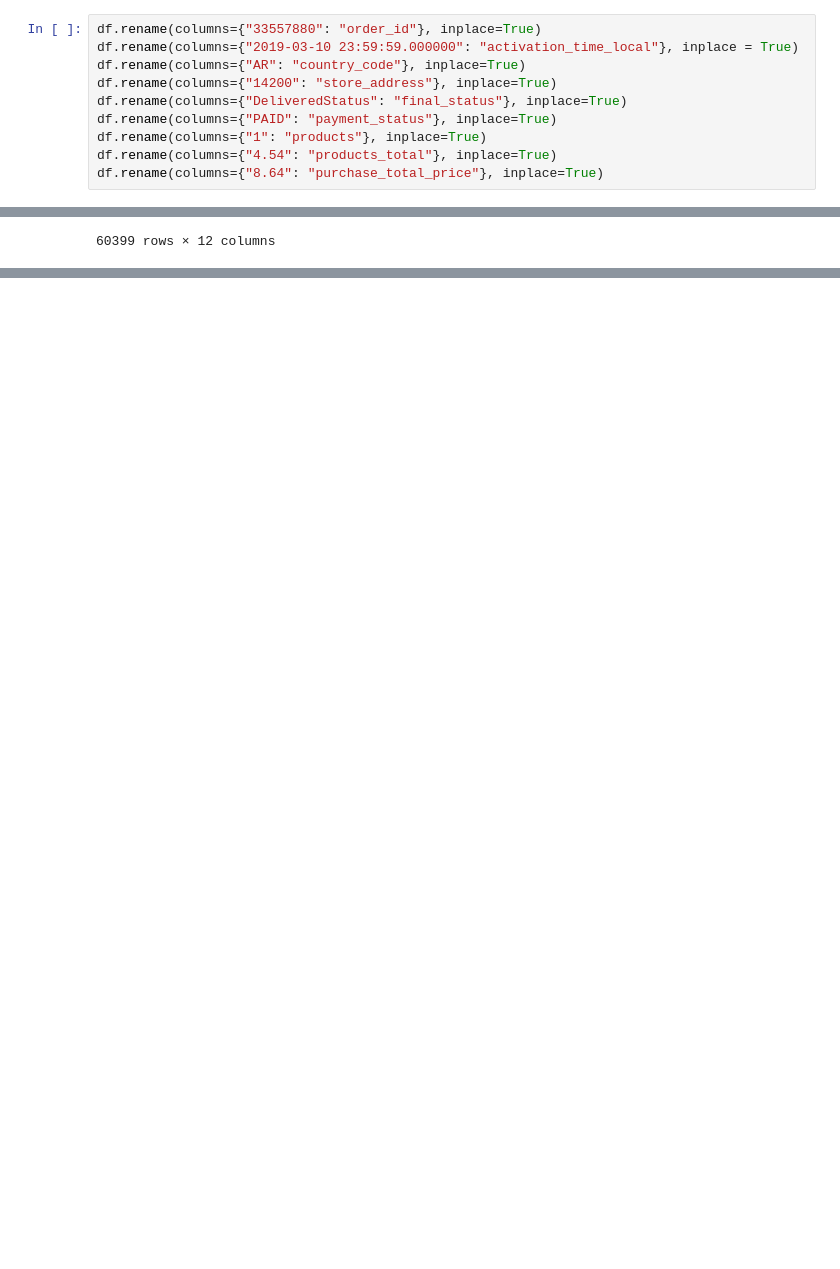
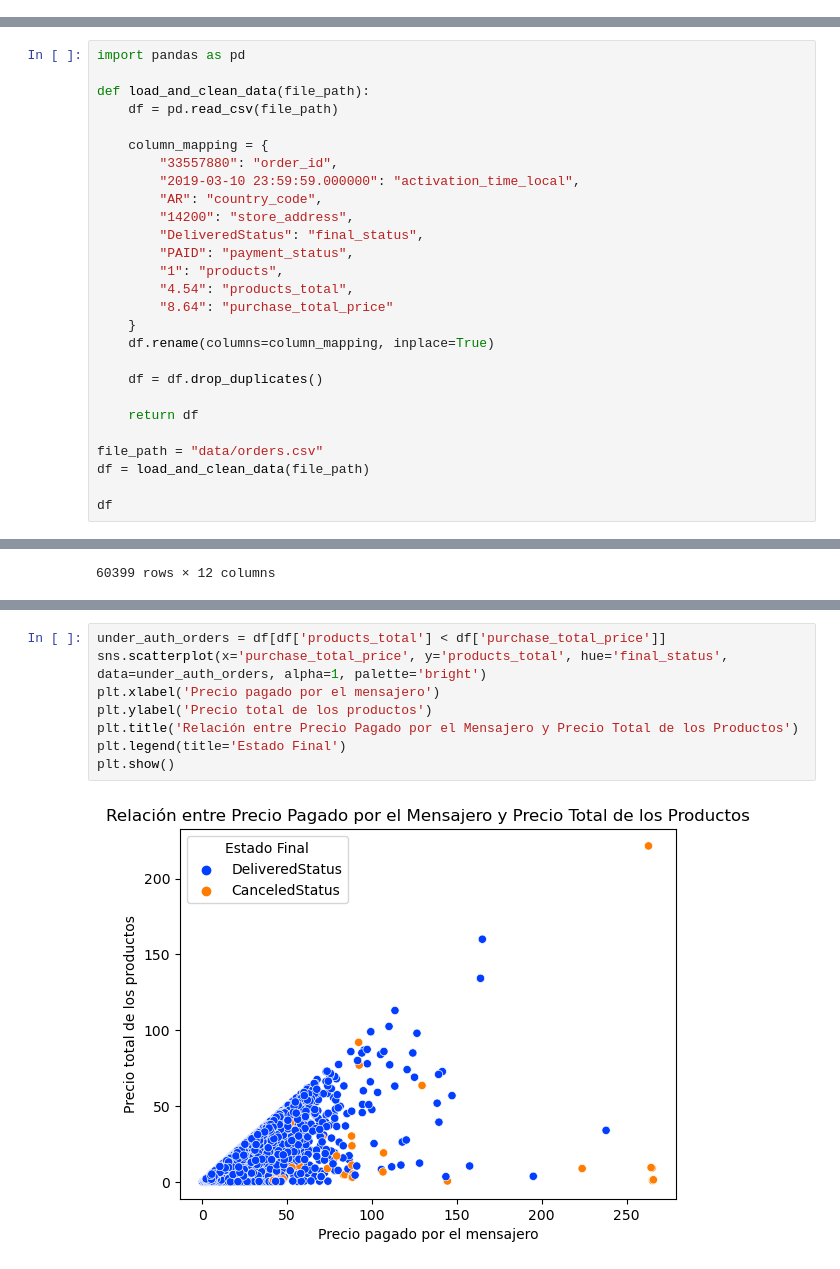
Before and after one commit to polsanchez1997/products-analytics, a Jupyter notebook: main.ipynb, the cells around one changed output, grey strips where cells are left out. Cells and saved outputs as stored; diff of their text form; blank space fills up the shorter version.

```diff
--- a/main.ipynb
+++ b/main.ipynb
@@ -22,10 +4,0 @@ df
-# %%
-df.rename(columns={"33557880": "order_id"}, inplace=True)
-df.rename(columns={"2019-03-10 23:59:59.000000": "activation_time_local"}, inplace = True)
-df.rename(columns={"AR": "country_code"}, inplace=True)
-df.rename(columns={"14200": "store_address"}, inplace=True)
-df.rename(columns={"DeliveredStatus": "final_status"}, inplace=True)
-df.rename(columns={"PAID": "payment_status"}, inplace=True)
-df.rename(columns={"1": "products"}, inplace=True)
-df.rename(columns={"4.54": "products_total"}, inplace=True)
-df.rename(columns={"8.64": "purchase_total_price"}, inplace=True)
@@ -50,0 +11,27 @@ df
+# %%
+import pandas as pd
+
+def load_and_clean_data(file_path):
+    df = pd.read_csv(file_path)
+
+    column_mapping = {
+        "33557880": "order_id",
+        "2019-03-10 23:59:59.000000": "activation_time_local",
+        "AR": "country_code",
+        "14200": "store_address",
+        "DeliveredStatus": "final_status",
+        "PAID": "payment_status",
+        "1": "products",
+        "4.54": "products_total",
+        "8.64": "purchase_total_price"
+    }
+    df.rename(columns=column_mapping, inplace=True)
+
+    df = df.drop_duplicates()
+
+    return df
+
+file_path = "data/orders.csv"
+df = load_and_clean_data(file_path)
+
+df
@@ -296,0 +298,10 @@ df
+# %%
+under_auth_orders = df[df['products_total'] < df['purchase_total_price']]
+sns.scatterplot(x='purchase_total_price', y='products_total', hue='final_status', data=under_auth_orders, alpha=1, palette='bright')
+plt.xlabel('Precio pagado por el mensajero')
+plt.ylabel('Precio total de los productos')
+plt.title('Relación entre Precio Pagado por el Mensajero y Precio Total de los Productos')
+plt.legend(title='Estado Final')
+plt.show()
+# %% [output]
+[figure, added]
```
Also changed, not shown: parts of 46 cells of this notebook.
